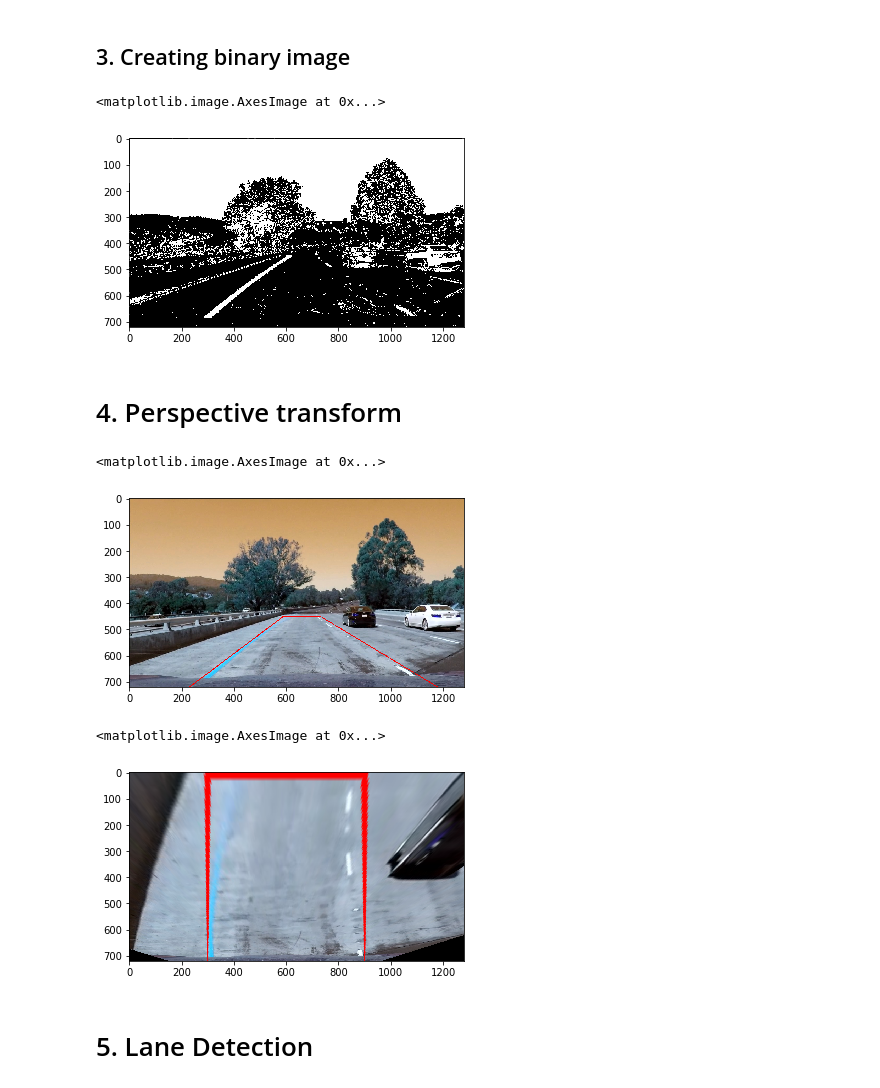
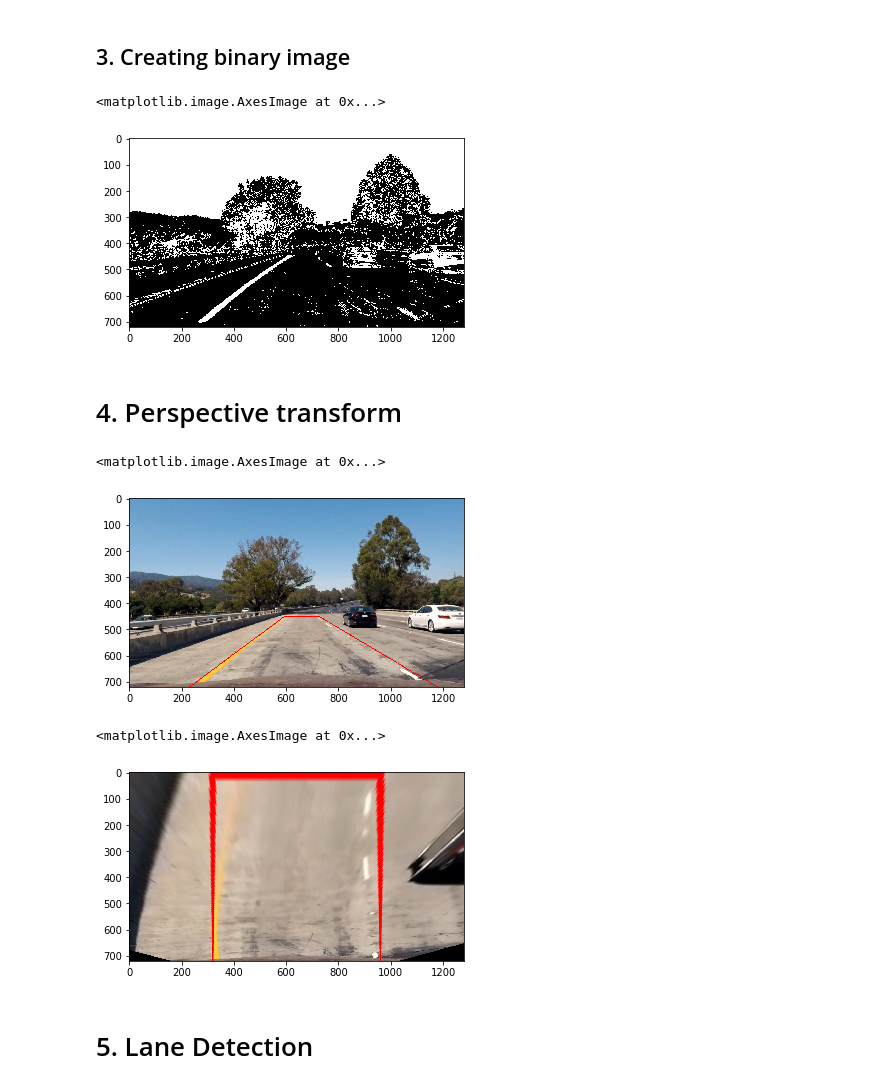
Before and after one commit to DataShrimp/CarND-Advanced-Lane-Lines, a Jupyter notebook: solution.ipynb, the cells around one changed output. Drawn from its saved outputs; the diff is of its cells as text; code cells hidden in the pictures.

```diff
--- a/solution.ipynb
+++ b/solution.ipynb
@@ -115,12 +122,14 @@ def hls_thresh(image, thresh=(0,255)):
     color_binary[(S>=thresh[0])&(S<=thresh[1])] = 1
     return color_binary
 # %%
-img = cv2.imread('test_images/test1.jpg')
+img = cv2.imread('output_images/test1.jpg')
+img = cv2.cvtColor(img, cv2.COLOR_BGR2RGB)
+
 gradx = abs_sobel_thresh(img, 'x', 5, (20, 100))
 grady = abs_sobel_thresh(img, 'y', 5, (20, 100))
 mag_binary = mag_thresh(img, 9, (30, 100))
 dir_binary = dir_thresh(img, 15, (0.7, 1.3))
-color_binary = hls_select(img, (90, 255))
+color_binary = hls_thresh(img, (90, 255))
 
 # combine together
 combined = np.zeros_like(color_binary)
@@ -128,27 +137,27 @@ combined[((gradx==1)&(grady==1)) | ((mag_binary==1)&(dir_binary==1)) | color_bin
 plt.imshow(combined, cmap='gray')
 # %% [output]
 <matplotlib.image.AxesImage at 0x...>
-[figure, old version]
+[figure, new version]
 # %% [markdown]
 # 4. Perspective transform
 # %%
-vertices = [(230,720),(590,450),(730,450),(1180,720)]
+vertices = [(230,720),(595,450),(725,450),(1180,720)]
 cv2.line(img, vertices[0], vertices[1], (255,0,0), 2)
 cv2.line(img, vertices[1], vertices[2], (255,0,0), 2)
 cv2.line(img, vertices[2], vertices[3], (255,0,0), 2)
 cv2.line(img, vertices[3], vertices[0], (255,0,0), 2)
 plt.imshow(img)
 # %% [output]
 <matplotlib.image.AxesImage at 0x...>
-[figure, old version]
+[figure, new version]
 # %%
-dst = [(300,720),(300,0),(900,0),(900,720)]
+dst = [(320,720),(320,0),(960,0),(960,720)]
 img_size = (img.shape[1], img.shape[0])
 M = cv2.getPerspectiveTransform(np.float32(vertices), np.float32(dst))
 warped = cv2.warpPerspective(img, M, img_size, cv2.INTER_LINEAR)
 plt.imshow(warped)
 # %% [output]
 <matplotlib.image.AxesImage at 0x...>
-[figure, old version]
+[figure, new version]
 # %% [markdown]
 # 5. Lane Detection
```
Also changed, not shown: parts of 9 cells of this notebook.
